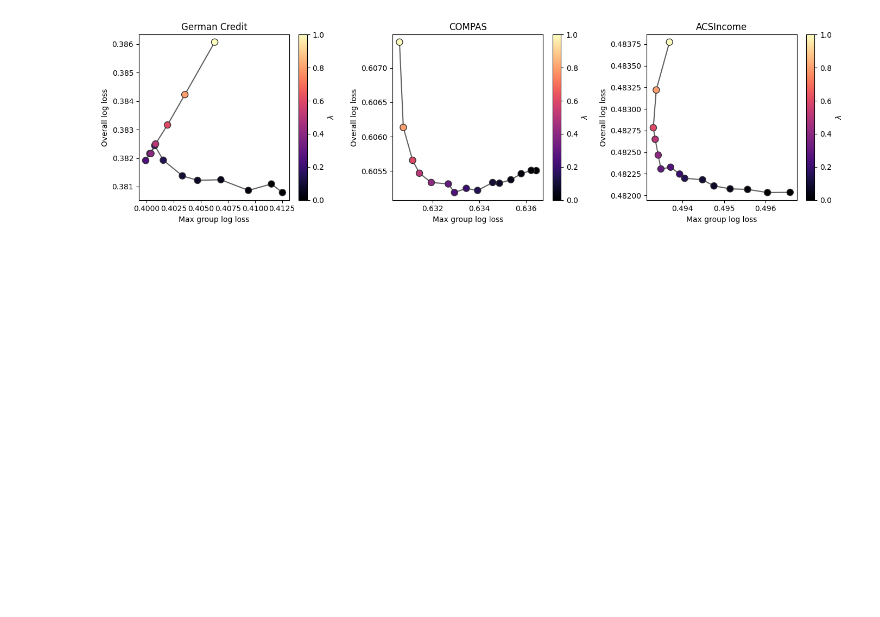
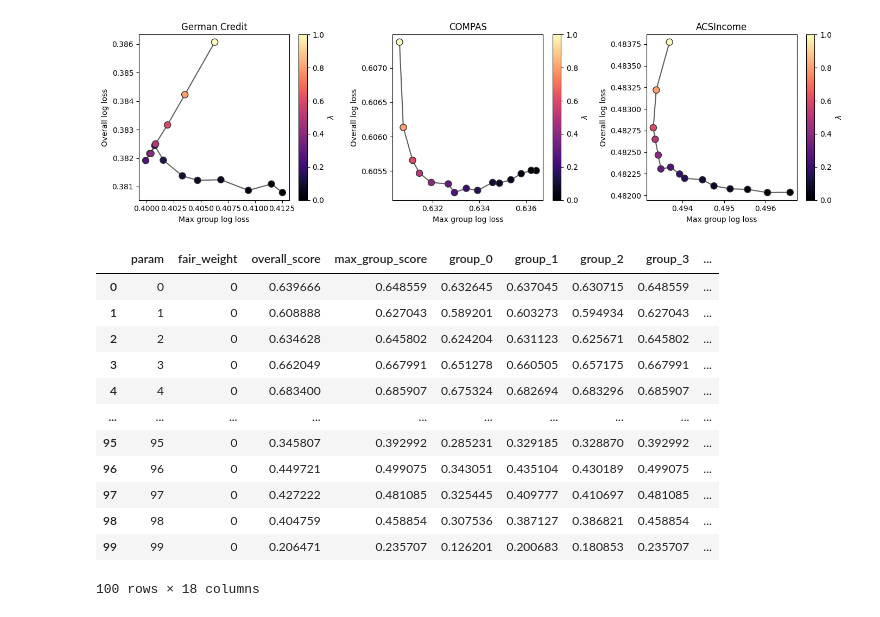
Before and after one commit to hiaac-finance/m2fgb, a Jupyter notebook: notebooks/analyze_results_new.ipynb, the cells around one changed output. Cells and saved outputs as stored; diff of their text form; code cells hidden in the pictures; blank space fills up the shorter version.

```diff
--- a/notebooks/analyze_results_new.ipynb
+++ b/notebooks/analyze_results_new.ipynb
@@ -616,3 +619,20 @@ plt.savefig("../figs/fair_weight.pdf", dpi = 300)
 plt.show()
 # %% [output]
 [figure]
+# %%
+results = pd.read_csv(f"../results/experiment_fair_weight/{dataset}.csv")
+results
+# %% [output]
+|  | param | fair_weight | overall_score | max_group_score | group_0 | group_1 | group_2 | group_3 | ... |
+| 0 | 0 | 0 | 0.639666 | 0.648559 | 0.632645 | 0.637045 | 0.630715 | 0.648559 | ... |
+| 1 | 1 | 0 | 0.608888 | 0.627043 | 0.589201 | 0.603273 | 0.594934 | 0.627043 | ... |
+| 2 | 2 | 0 | 0.634628 | 0.645802 | 0.624204 | 0.631123 | 0.625671 | 0.645802 | ... |
+| 3 | 3 | 0 | 0.662049 | 0.667991 | 0.651278 | 0.660505 | 0.657175 | 0.667991 | ... |
+| 4 | 4 | 0 | 0.683400 | 0.685907 | 0.675324 | 0.682694 | 0.683296 | 0.685907 | ... |
+| ... | ... | ... | ... | ... | ... | ... | ... | ... | ... |
+| 95 | 95 | 0 | 0.345807 | 0.392992 | 0.285231 | 0.329185 | 0.328870 | 0.392992 | ... |
+| 96 | 96 | 0 | 0.449721 | 0.499075 | 0.343051 | 0.435104 | 0.430189 | 0.499075 | ... |
+| 97 | 97 | 0 | 0.427222 | 0.481085 | 0.325445 | 0.409777 | 0.410697 | 0.481085 | ... |
+| 98 | 98 | 0 | 0.404759 | 0.458854 | 0.307536 | 0.387127 | 0.386821 | 0.458854 | ... |
+| 99 | 99 | 0 | 0.206471 | 0.235707 | 0.126201 | 0.200683 | 0.180853 | 0.235707 | ... |
+100 rows × 18 columns
```
Also changed, not shown: parts of 6 cells of this notebook.
